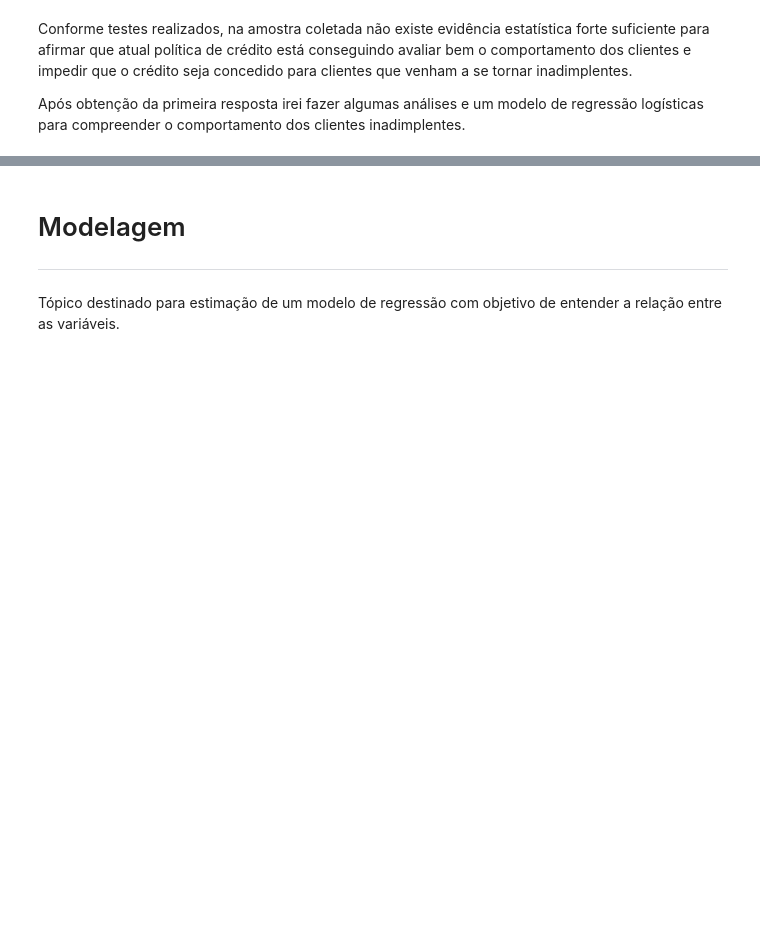
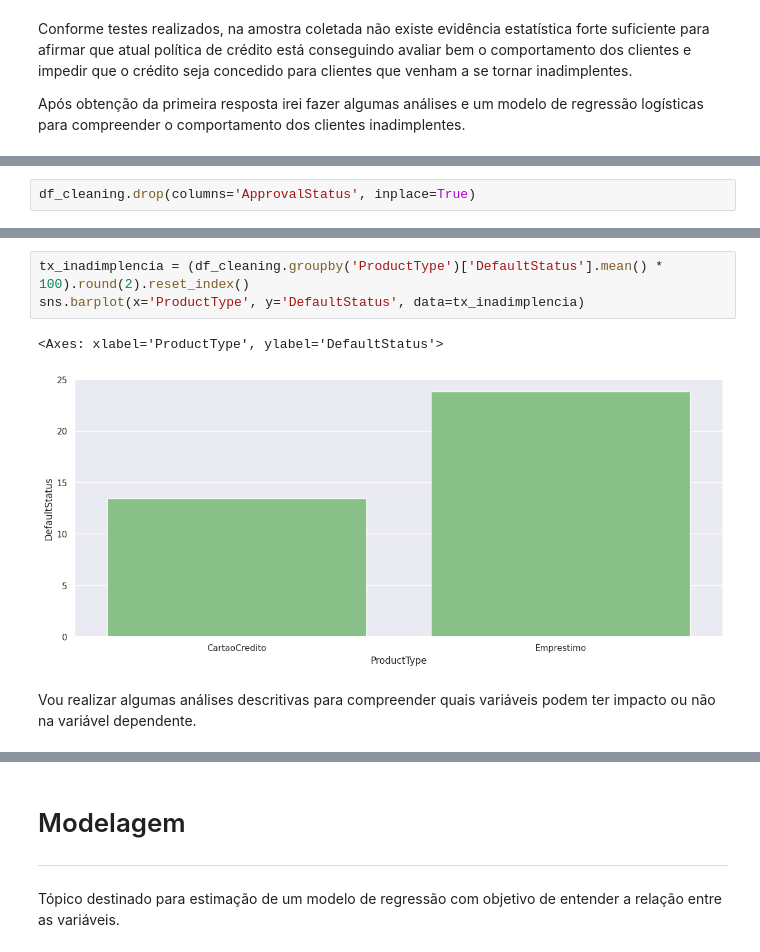
Before and after one commit to MatSchualtz/estudo_credito, a Jupyter notebook: Notebooks/estudo_de_caso.ipynb, the cells around one changed output, grey strips where cells are left out. Cells and saved outputs as stored; diff of their text form; blank space fills up the shorter version.

Commit message:
EDA - Análise Regressão Logistica

```diff
--- a/Notebooks/estudo_de_caso.ipynb
+++ b/Notebooks/estudo_de_caso.ipynb
@@ -289,0 +297,2 @@ Após obtenção da primeira resposta irei fazer algumas análises e um modelo d
+# %%
+df_cleaning.drop(columns='ApprovalStatus', inplace=True)
@@ -289,0 +309,8 @@ Após obtenção da primeira resposta irei fazer algumas análises e um modelo d
+# %%
+tx_inadimplencia = (df_cleaning.groupby('ProductType')['DefaultStatus'].mean() * 100).round(2).reset_index()
+sns.barplot(x='ProductType', y='DefaultStatus', data=tx_inadimplencia)
+# %% [output]
+<Axes: xlabel='ProductType', ylabel='DefaultStatus'>
+[figure, added]
+# %% [markdown]
+Vou realizar algumas análises descritivas para compreender quais variáveis podem ter impacto ou não na variável dependente.
```
Also changed, not shown: parts of 14 cells of this notebook.
